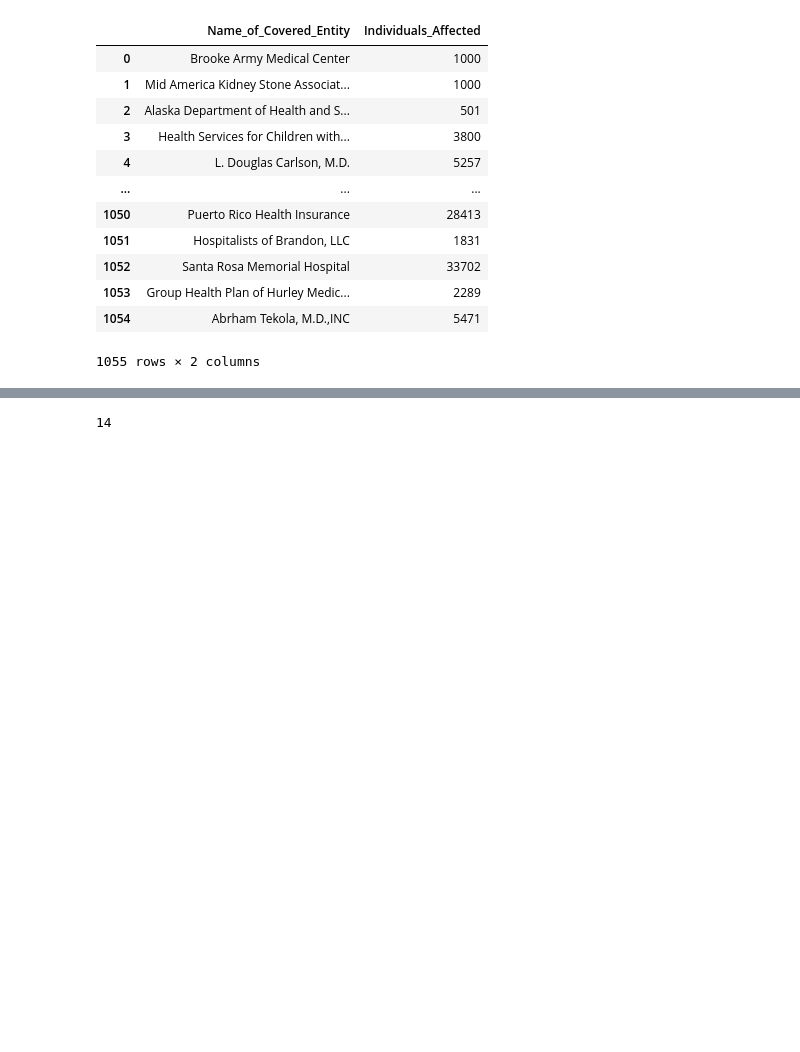
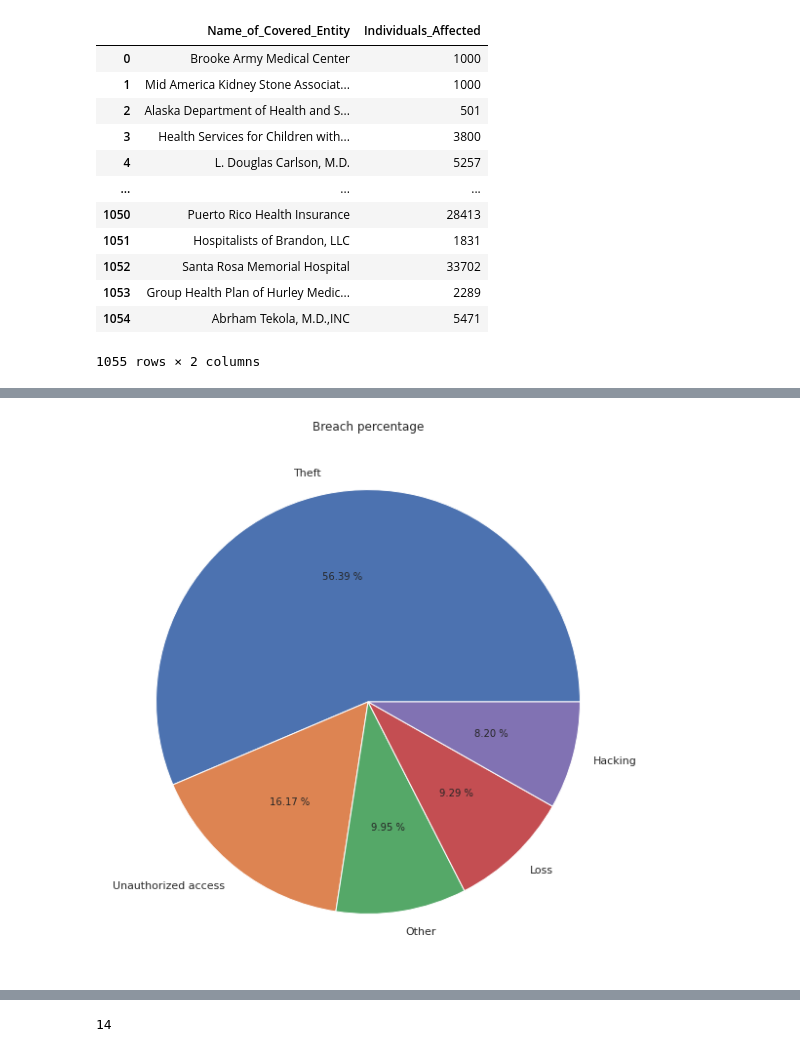
Before and after one commit to hmulli2/Data-analysis-cyber-security, a Jupyter notebook: Cyber_security_data_analysis.ipynb, the cells around one changed output, grey strips where cells are left out. Cells and saved outputs as stored; diff of their text form; code cells hidden in the pictures; blank space fills up the shorter version.

```diff
--- a/Cyber_security_data_analysis.ipynb
+++ b/Cyber_security_data_analysis.ipynb
@@ -37,0 +133,20 @@ display(data.loc[:, ['Name_of_Covered_Entity','Individuals_Affected']])
+# %%
+Theft = data.loc[data['Type_of_Breach'] == 'Theft'].count()[0]
+Unauthorized_access = data.loc[data['Type_of_Breach'] == 'Unauthorized Access/Disclosure'].count()[0]
+Other = data.loc[data['Type_of_Breach'] == 'Other'].count()[0]
+Loss = data.loc[data['Type_of_Breach'] == 'Loss'].count()[0]
+Hacking = data.loc[data['Type_of_Breach'] == 'Hacking/IT Incident'].count()[0]
+
+
+plt.figure(figsize=(20,10))
+
+labels = ['Theft', 'Unauthorized access', 'Other', 'Loss', 'Hacking']
+#colors = ['#abcdef', '#aabbcc']
+
+plt.pie([Theft, Unauthorized_access, Other, Loss, Hacking], labels = labels, autopct='%.2f %%')
+
+plt.title('Breach percentage')
+
+plt.show()
+# %% [output]
+[figure, added]
```
Also changed, not shown: parts of 10 cells of this notebook.
